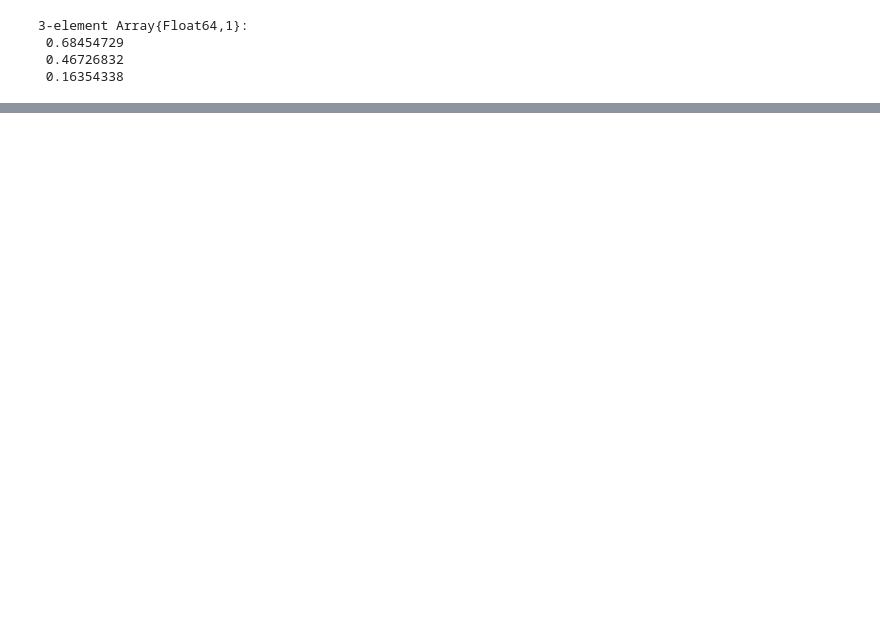
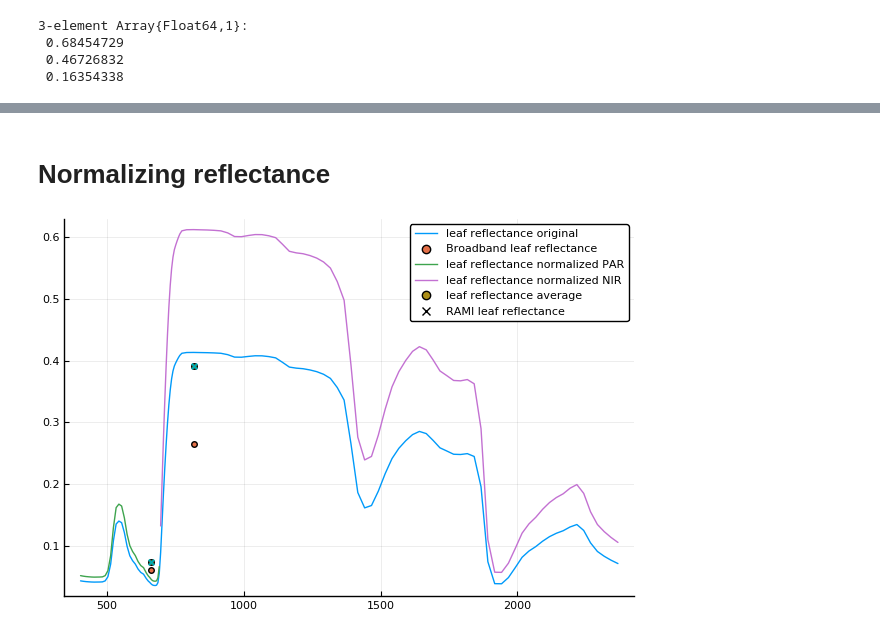
Before and after one commit to CliMA/Land, a Jupyter notebook: notebooks/RAMI_multispectral.ipynb, the cells around one changed output, grey strips where cells are left out. Cells and saved outputs as stored; diff of their text form; code cells hidden in the pictures; blank space fills up the shorter version.

```diff
--- a/notebooks/RAMI_multispectral.ipynb
+++ b/notebooks/RAMI_multispectral.ipynb
@@ -580,0 +125,22 @@ hm = contourf(deg2rad.(collect((0:360))),collect(0:1:85),  [SIFFER_FR,SIFFER_FR_
+# %% [markdown]
+# Normalizing reflectance
+# %%
+#Reflectance
+#Original
+plot(wl,leaf.ρ_SW ,label="leaf reflectance original")
+scatter!([wl[28],wl[52]],[Statistics.mean(leaf.ρ_SW[1:34]),Statistics.mean(leaf.ρ_SW[35:114])],label="Broadband leaf reflectance" )
+
+#Normalizing:
+
+# leaf reflectance RED
+leaf.ρ_SW[1:34] = leaf.ρ_SW[1:34].*(Statistics.mean(leaf.ρ_SW[1:34])/0.0735)^-1
+leaf.ρ_SW[35:114] = leaf.ρ_SW[35:114].*(Statistics.mean(leaf.ρ_SW[35:114])/0.3912)^-1
+
+
+
+plot!(wl[1:34],leaf.ρ_SW[1:34],label="leaf reflectance normalized PAR")
+plot!(wl[35:114],leaf.ρ_SW[35:114],label="leaf reflectance normalized NIR" )
+scatter!([wl[28],wl[52]],[Statistics.mean(leaf.ρ_SW[1:34]),Statistics.mean(leaf.ρ_SW[35:114])],label="leaf reflectance average")
+scatter!([wl[28],wl[52]],shape=:x,[0.0735,0.3912],label="RAMI leaf reflectance" )
+# %% [output]
+[figure, added]
```
Also changed, not shown: parts of 60 cells of this notebook, 3 other files.
